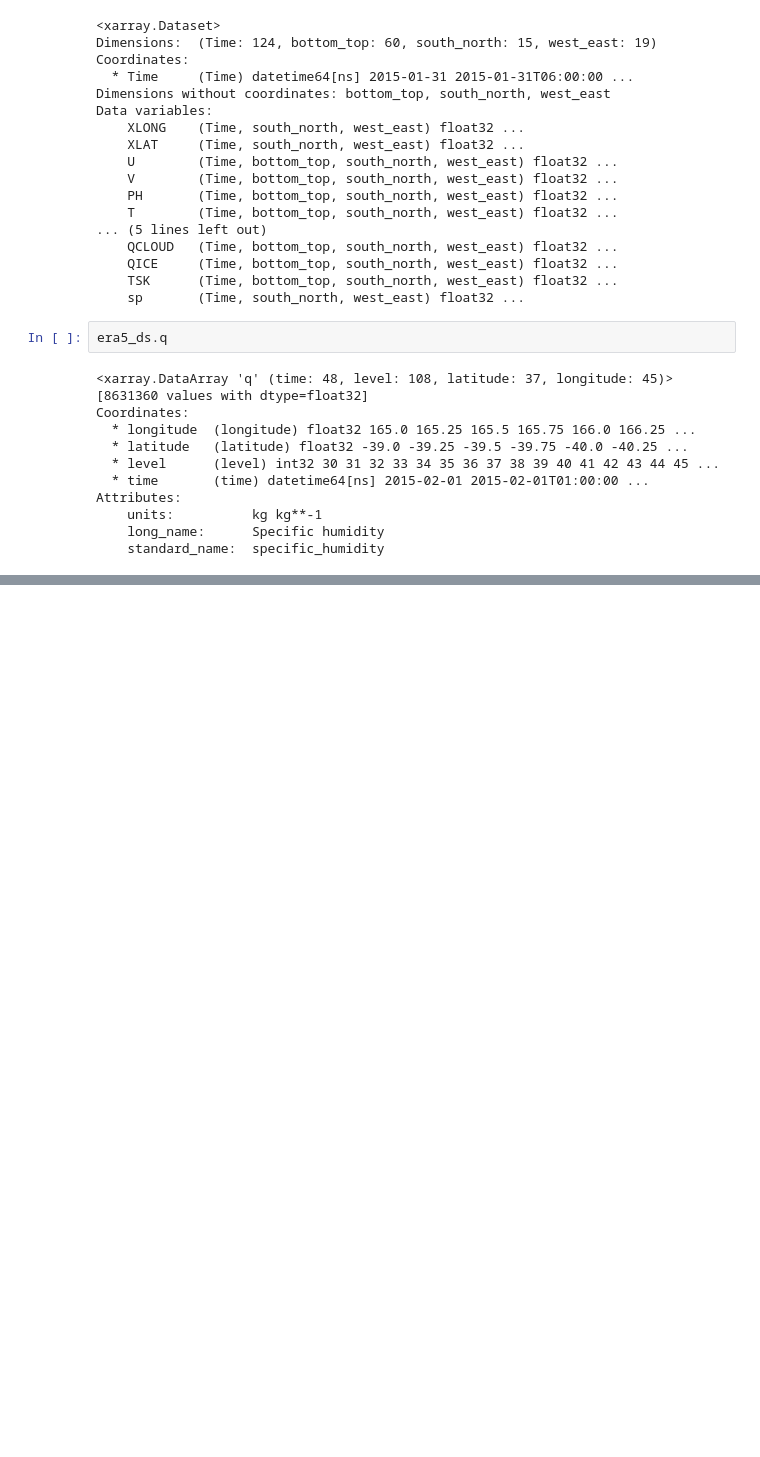
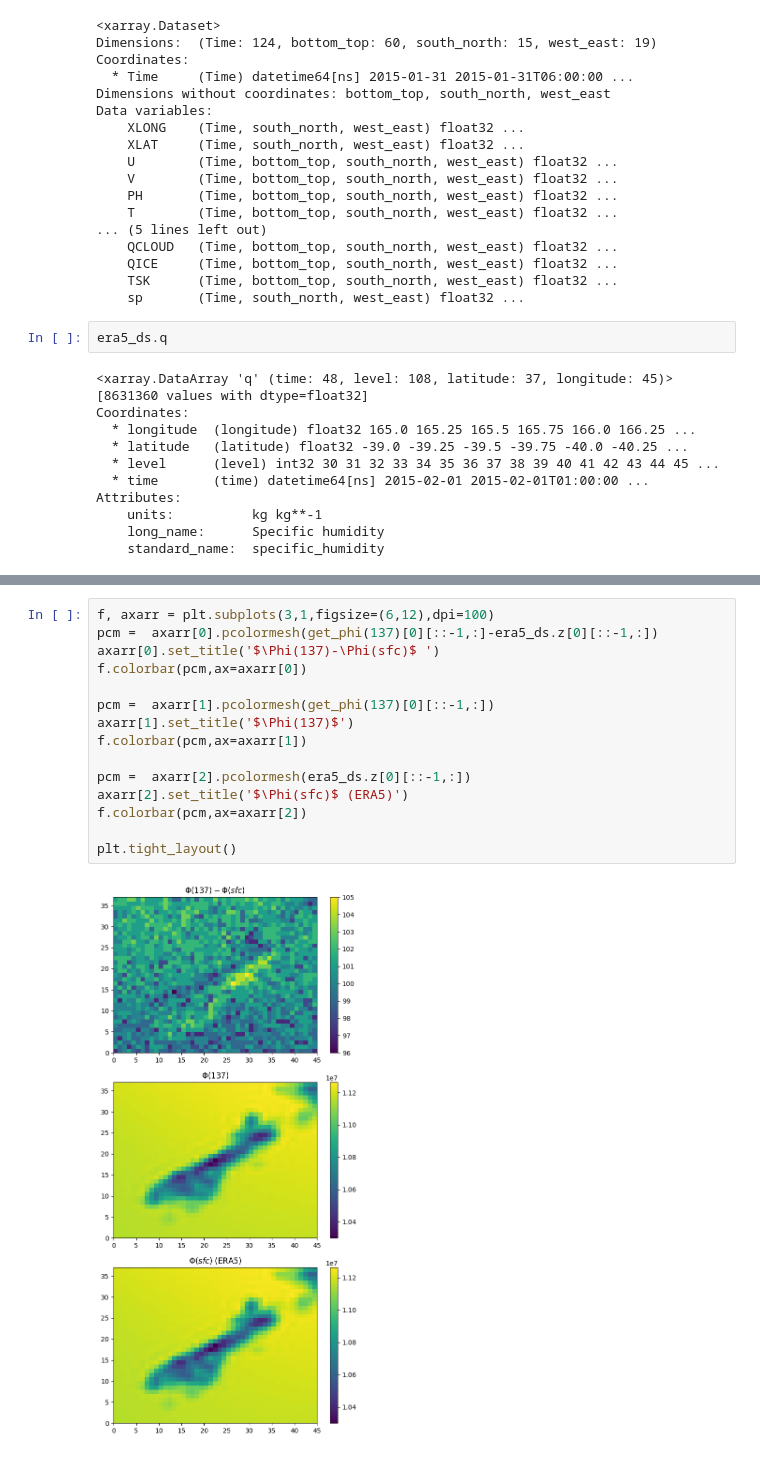
Before and after one commit to johanneshorak/era52icar, a Jupyter notebook: tryouts.ipynb, the cells around one changed output, grey strips where cells are left out. Saved outputs shown, nothing was run; the diff lists cells and outputs as text; blank space fills up the shorter version.

```diff
--- a/tryouts.ipynb
+++ b/tryouts.ipynb
@@ -341,0 +471,17 @@ Attributes:
+# %%
+f, axarr = plt.subplots(3,1,figsize=(6,12),dpi=100)
+pcm =  axarr[0].pcolormesh(get_phi(137)[0][::-1,:]-era5_ds.z[0][::-1,:])
+axarr[0].set_title('$\Phi(137)-\Phi(sfc)$ ')
+f.colorbar(pcm,ax=axarr[0])
+
+pcm =  axarr[1].pcolormesh(get_phi(137)[0][::-1,:])
+axarr[1].set_title('$\Phi(137)$')
+f.colorbar(pcm,ax=axarr[1])
+
+pcm =  axarr[2].pcolormesh(era5_ds.z[0][::-1,:])
+axarr[2].set_title('$\Phi(sfc)$ (ERA5)')
+f.colorbar(pcm,ax=axarr[2])
+
+plt.tight_layout()
+# %% [output]
+[figure, added]
```
Also changed, not shown: parts of 32 cells of this notebook, 2 other files.
